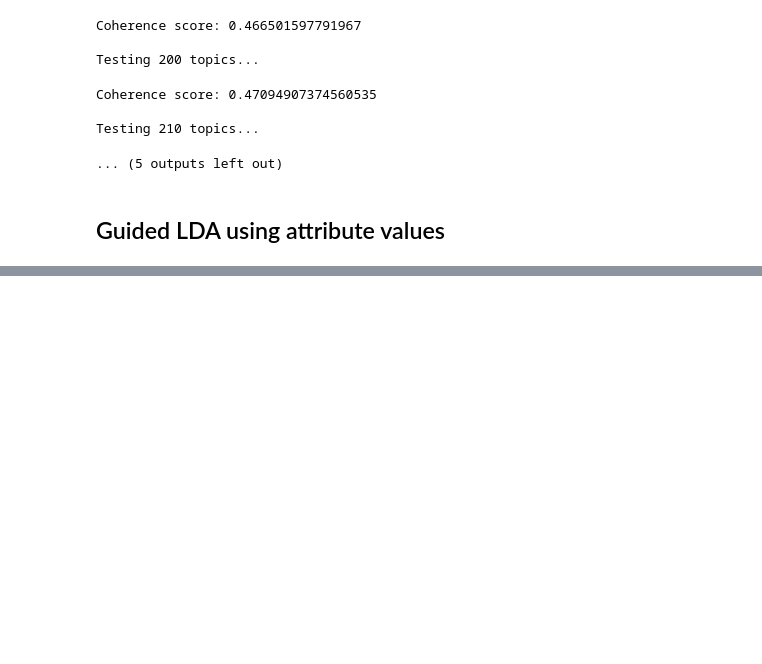
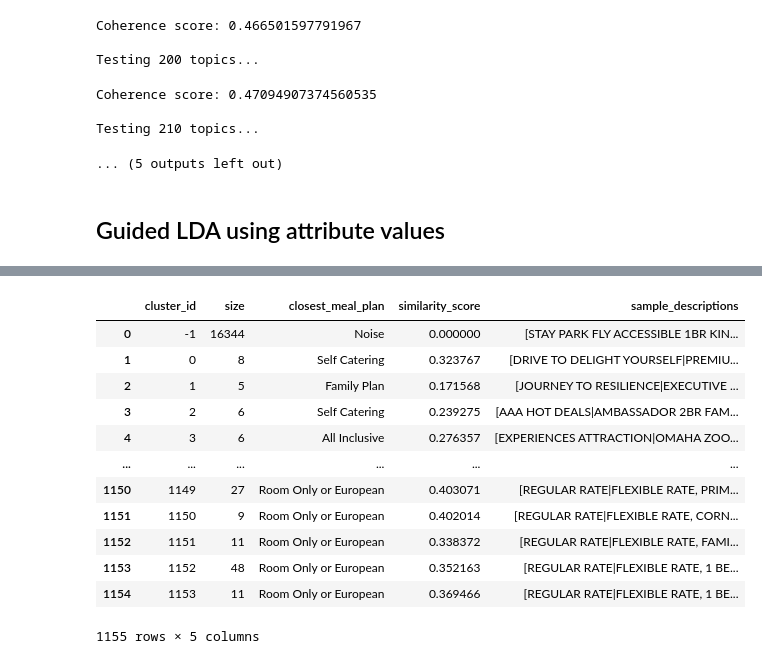
Before and after one commit to karthik1705/sabre_distiLLM_2025, a Jupyter notebook: remaining_attr_clustering.ipynb, the cells around one changed output, grey strips where cells are left out. Cells and saved outputs as stored; diff of their text form; code cells hidden in the pictures; blank space fills up the shorter version.

```diff
--- a/remaining_attr_clustering.ipynb
+++ b/remaining_attr_clustering.ipynb
@@ -632,0 +815,16 @@ guided_lda.show_topics(num_topics=-1,
+# %%
+results['hdbscan']
+# %% [output]
+|  | cluster_id | size | closest_meal_plan | similarity_score | sample_descriptions |
+| 0 | -1 | 16344 | Noise | 0.000000 | [STAY PARK FLY ACCESSIBLE 1BR KIN... |
+| 1 | 0 | 8 | Self Catering | 0.323767 | [DRIVE TO DELIGHT YOURSELF|PREMIU... |
+| 2 | 1 | 5 | Family Plan | 0.171568 | [JOURNEY TO RESILIENCE|EXECUTIVE ... |
+| 3 | 2 | 6 | Self Catering | 0.239275 | [AAA HOT DEALS|AMBASSADOR 2BR FAM... |
+| 4 | 3 | 6 | All Inclusive | 0.276357 | [EXPERIENCES ATTRACTION|OMAHA ZOO... |
+| ... | ... | ... | ... | ... | ... |
+| 1150 | 1149 | 27 | Room Only or European | 0.403071 | [REGULAR RATE|FLEXIBLE RATE, PRIM... |
+| 1151 | 1150 | 9 | Room Only or European | 0.402014 | [REGULAR RATE|FLEXIBLE RATE, CORN... |
+| 1152 | 1151 | 11 | Room Only or European | 0.338372 | [REGULAR RATE|FLEXIBLE RATE, FAMI... |
+| 1153 | 1152 | 48 | Room Only or European | 0.352163 | [REGULAR RATE|FLEXIBLE RATE, 1 BE... |
+| 1154 | 1153 | 11 | Room Only or European | 0.369466 | [REGULAR RATE|FLEXIBLE RATE, 1 BE... |
+1155 rows × 5 columns
```
Also changed, not shown: parts of 11 cells of this notebook.
